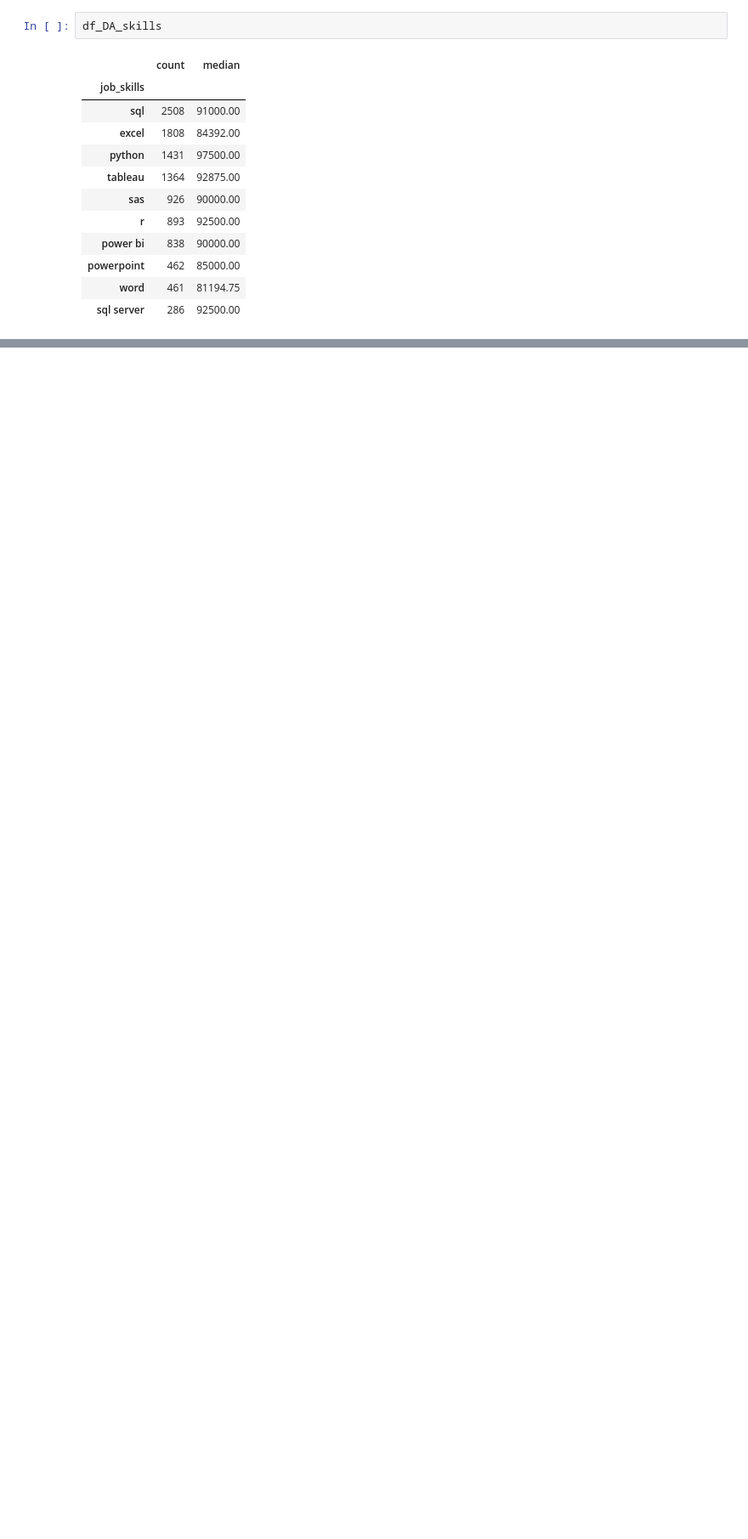
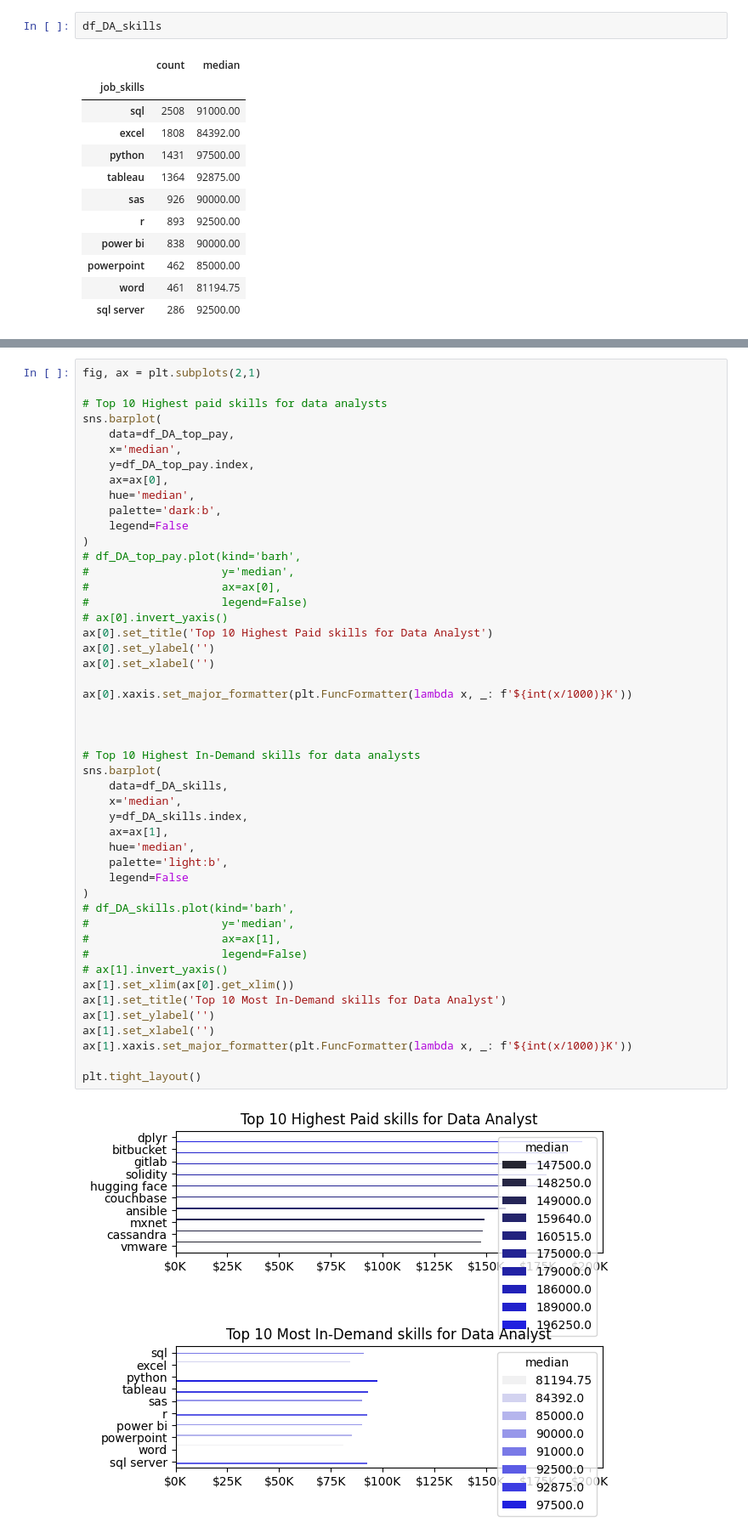
Before and after one commit to GongSeason/Python-for-Data-science-study, a Jupyter notebook: Pandas_exercises.ipynb, the cells around one changed output, grey strips where cells are left out. Shown at 85% size. Saved outputs shown, nothing was run; the diff lists cells and outputs as text; blank space fills up the shorter version.

```diff
--- a/Pandas_exercises.ipynb
+++ b/Pandas_exercises.ipynb
@@ -595,0 +620,50 @@ ax[1].xaxis.set_major_formatter(plt.FuncFormatter(lambda x, _: f'${int(x/1000)}K
+# %%
+fig, ax = plt.subplots(2,1)
+
+# Top 10 Highest paid skills for data analysts
+sns.barplot(
+    data=df_DA_top_pay,
+    x='median',
+    y=df_DA_top_pay.index,
+    ax=ax[0],
+    hue='median',
+    palette='dark:b',
+    legend=False
+)
+# df_DA_top_pay.plot(kind='barh',
+#                    y='median',
+#                    ax=ax[0],
+#                    legend=False)
+# ax[0].invert_yaxis()
+ax[0].set_title('Top 10 Highest Paid skills for Data Analyst')
+ax[0].set_ylabel('')
+ax[0].set_xlabel('')
+
+ax[0].xaxis.set_major_formatter(plt.FuncFormatter(lambda x, _: f'${int(x/1000)}K'))
+
+
+
+# Top 10 Highest In-Demand skills for data analysts
+sns.barplot(
+    data=df_DA_skills,
+    x='median',
+    y=df_DA_skills.index,
+    ax=ax[1],
+    hue='median',
+    palette='light:b',
+    legend=False
+)
+# df_DA_skills.plot(kind='barh',
+#                    y='median',
+#                    ax=ax[1],
+#                    legend=False)
+# ax[1].invert_yaxis()
+ax[1].set_xlim(ax[0].get_xlim())
+ax[1].set_title('Top 10 Most In-Demand skills for Data Analyst')
+ax[1].set_ylabel('')
+ax[1].set_xlabel('')
+ax[1].xaxis.set_major_formatter(plt.FuncFormatter(lambda x, _: f'${int(x/1000)}K'))
+
+plt.tight_layout()
+# %% [output]
+[figure, added]
```
Also changed, not shown: parts of 4 cells of this notebook.
